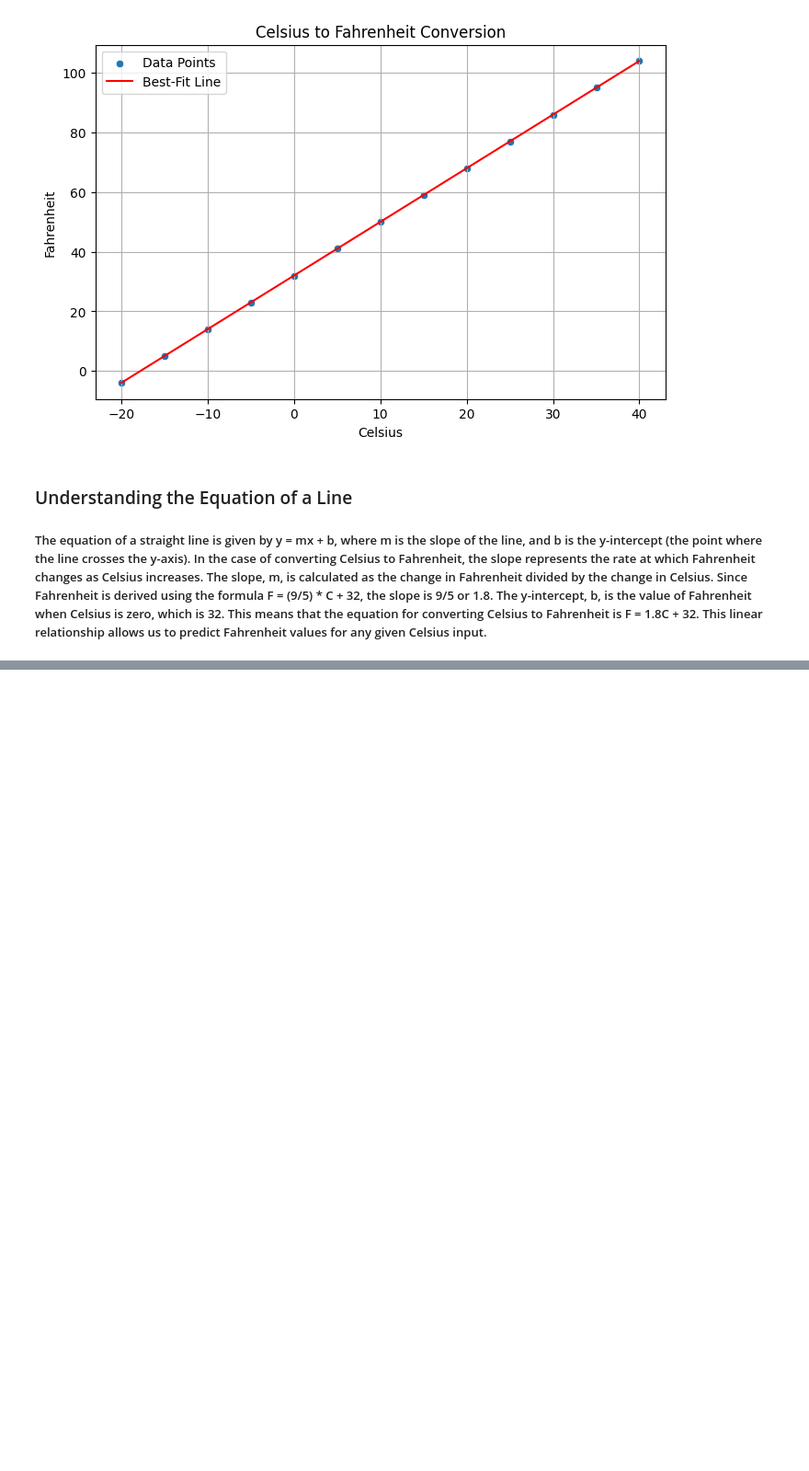
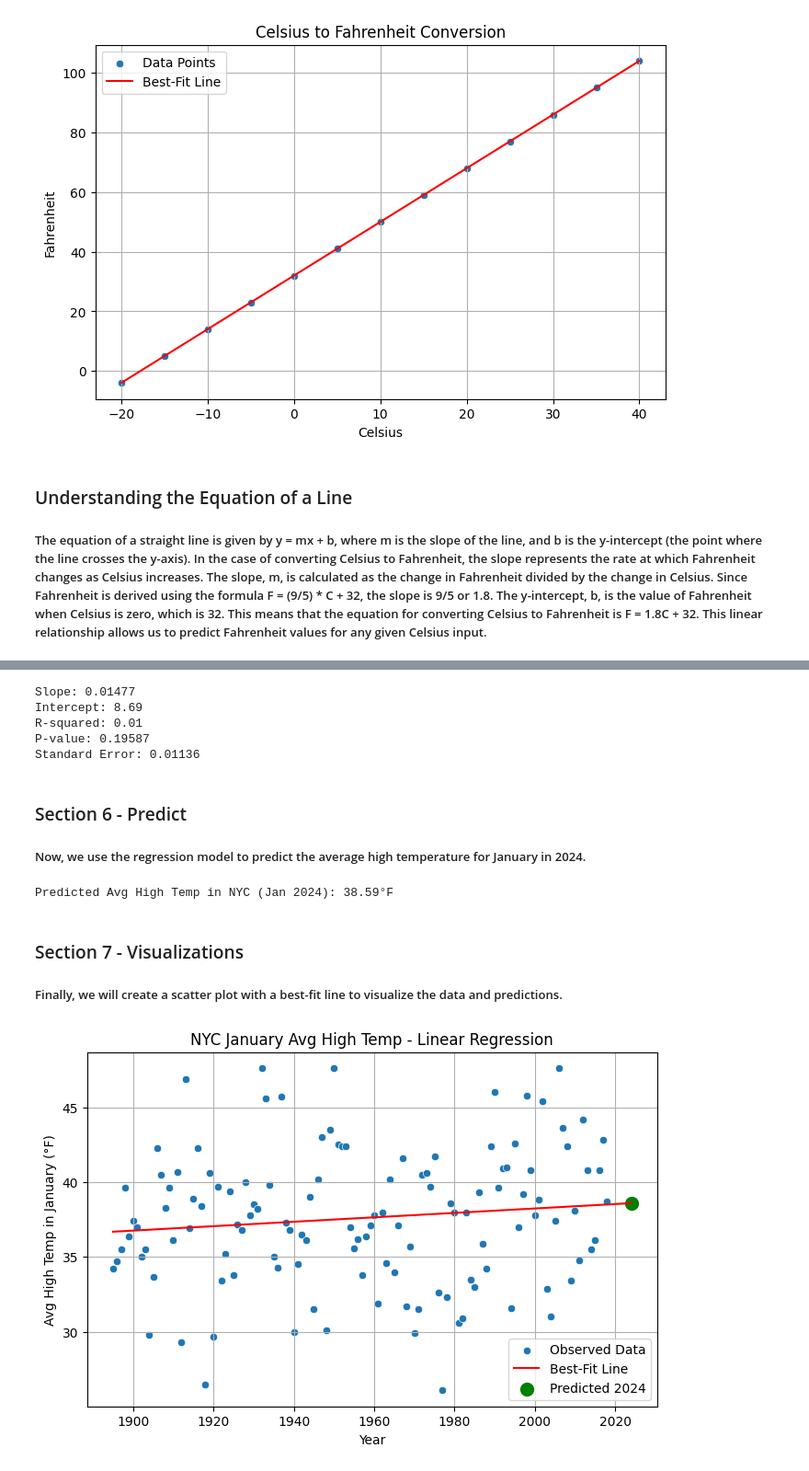
Before and after one commit to Data-Git-Hub/datafun-07-ml, a Jupyter notebook: Data-Git-Hub.ipynb, the cells around one changed output, grey strips where cells are left out. Shown at 92% size. Drawn from its saved outputs; the diff is of its cells as text; code cells hidden in the pictures; blank space fills up the shorter version.

Commit message:
V 2.2 - Section 2 complete

```diff
--- a/Data-Git-Hub.ipynb
+++ b/Data-Git-Hub.ipynb
@@ -70,0 +184,55 @@ plt.show()
+# %%
+# Perform linear regression
+slope, intercept, r_value, p_value, std_err = linregress(nyc_df['Year'], nyc_df['Temperature'])
+
+# Display results
+print(f"Slope: {slope:.5f}")  # Check if the slope is close to zero
+print(f"Intercept: {intercept:.2f}")  # Print the y-intercept of the regression line (where it crosses the Y-axis)
+print(f"R-squared: {r_value**2:.2f}")  # Good fit if close to 1
+print(f"P-value: {p_value:.5f}")  # Should be low for strong correlation
+print(f"Standard Error: {std_err:.5f}") # Indicates how much slope may vary
+# %% [output]
+Slope: 0.01477
+Intercept: 8.69
+R-squared: 0.01
+P-value: 0.19587
+Standard Error: 0.01136
+# %% [markdown]
+### Section 6 - Predict
+
+##### Now, we use the regression model to predict the average high temperature for January in 2024.
+# %%
+# Predict temperature for 2024
+year_2024 = 2024
+predicted_temp = slope * year_2024 + intercept
+print(f"Predicted Avg High Temp in NYC (Jan 2024): {predicted_temp:.2f}°F")
+# %% [output]
+Predicted Avg High Temp in NYC (Jan 2024): 38.59°F
+# %% [markdown]
+### Section 7 - Visualizations
+
+##### Finally, we will create a scatter plot with a best-fit line to visualize the data and predictions.
+# %%
+# Plot the data points
+plt.figure(figsize=(8, 5))
+sns.scatterplot(x=nyc_df['Year'], y=nyc_df['Temperature'], label='Observed Data')
+
+# Plot regression line
+years_future = list(range(nyc_df['Year'].min(), 2025))  # Extend range to 2024
+predicted_temps = [slope * year + intercept for year in years_future]
+sns.lineplot(x=years_future, y=predicted_temps, color='red', label='Best-Fit Line')
+
+# Highlight prediction for 2024
+plt.scatter(year_2024, predicted_temp, color='green', marker='o', s=100, label='Predicted 2024')
+
+# Labels and title
+plt.xlabel('Year')
+plt.ylabel('Avg High Temp in January (°F)')
+plt.title('NYC January Avg High Temp - Linear Regression')
+plt.legend()
+plt.grid()
+
+# Show plot
+plt.show()
+# %% [output]
+[figure, added]
```
Also changed, not shown: parts of 11 cells of this notebook.
